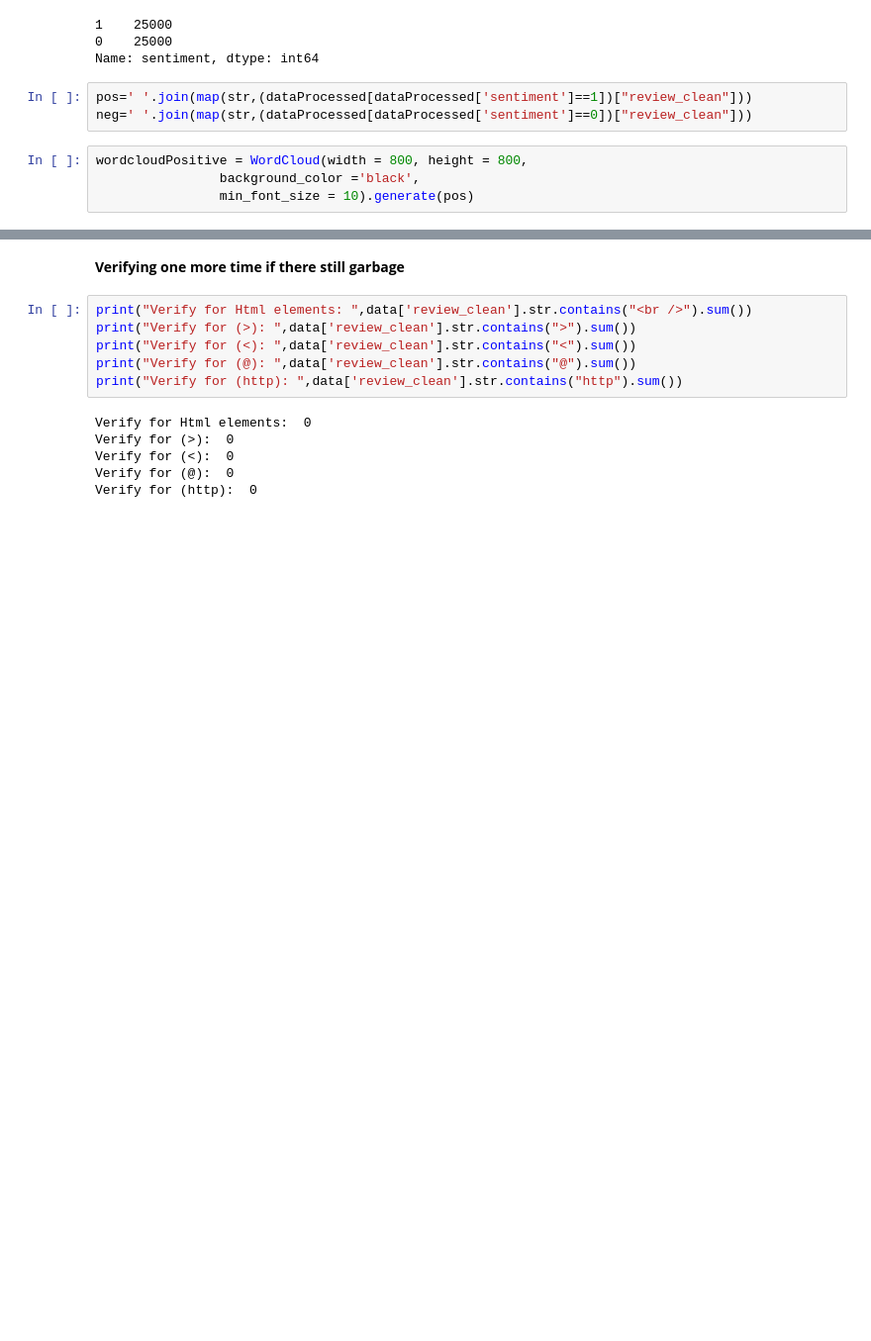
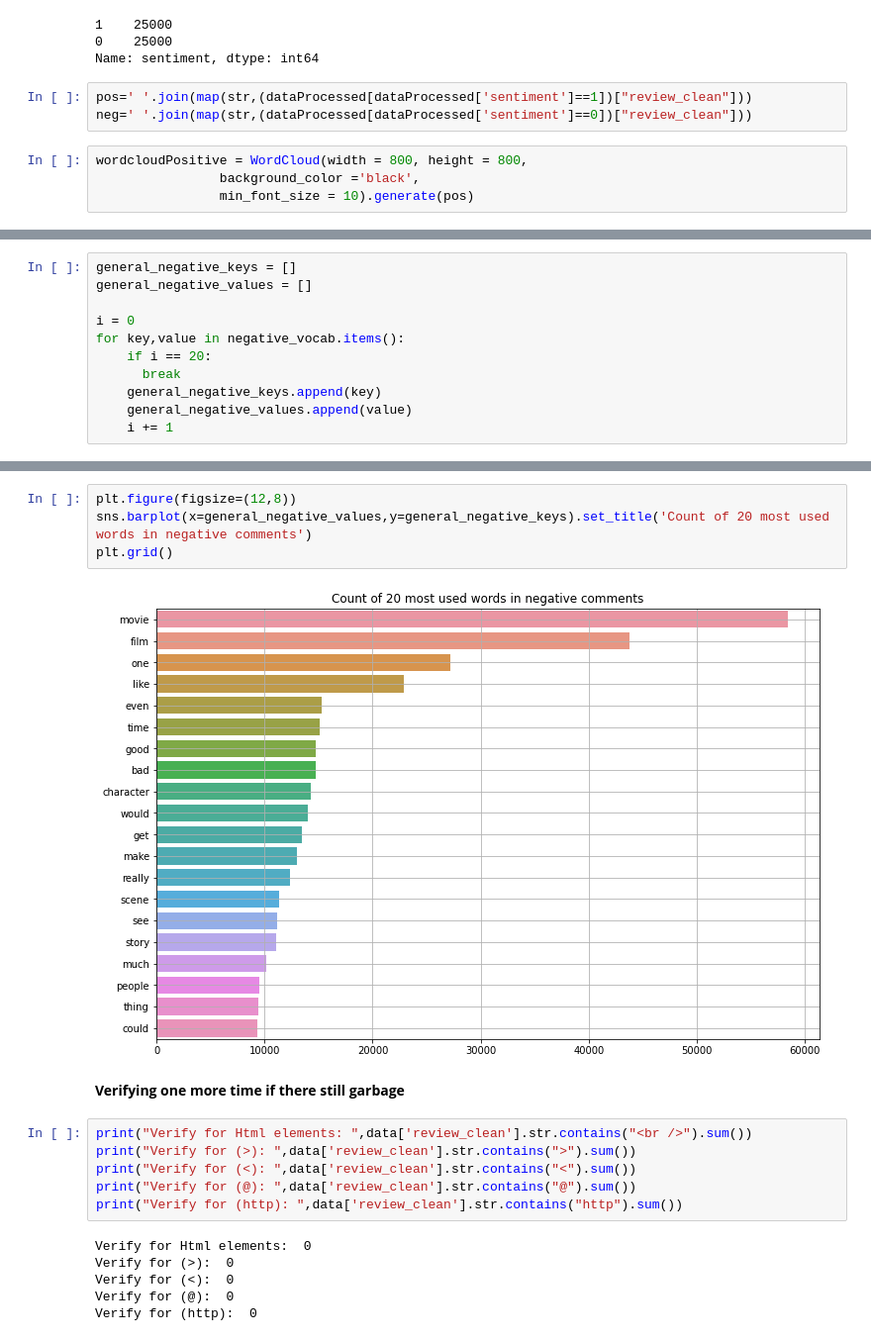
Before and after one commit to javivi235/SentimentAnalysis, a Jupyter notebook: Proyecto_FInal.ipynb, the cells around one changed output, grey strips where cells are left out. Shown: that part at 99% size. Saved outputs shown, nothing was run; the diff lists cells and outputs as text; blank space fills up the shorter version.

```diff
--- a/Proyecto_FInal.ipynb
+++ b/Proyecto_FInal.ipynb
@@ -234,0 +301,11 @@ dataProcessed.shape
+# %%
+general_negative_keys = []
+general_negative_values = []
+
+i = 0
+for key,value in negative_vocab.items():
+    if i == 20:
+      break
+    general_negative_keys.append(key)
+    general_negative_values.append(value)
+    i += 1
@@ -235,3 +324,9 @@ dataProcessed.shape
+# %%
+plt.figure(figsize=(12,8))
+sns.barplot(x=general_negative_values,y=general_negative_keys).set_title('Count of 20 most used words in negative comments')
+plt.grid()
+# %% [output]
+[figure, added]
 # %% [markdown]
 **Verifying one more time if there still garbage**
 # %%
```
Also changed, not shown: parts of 23 cells of this notebook.
